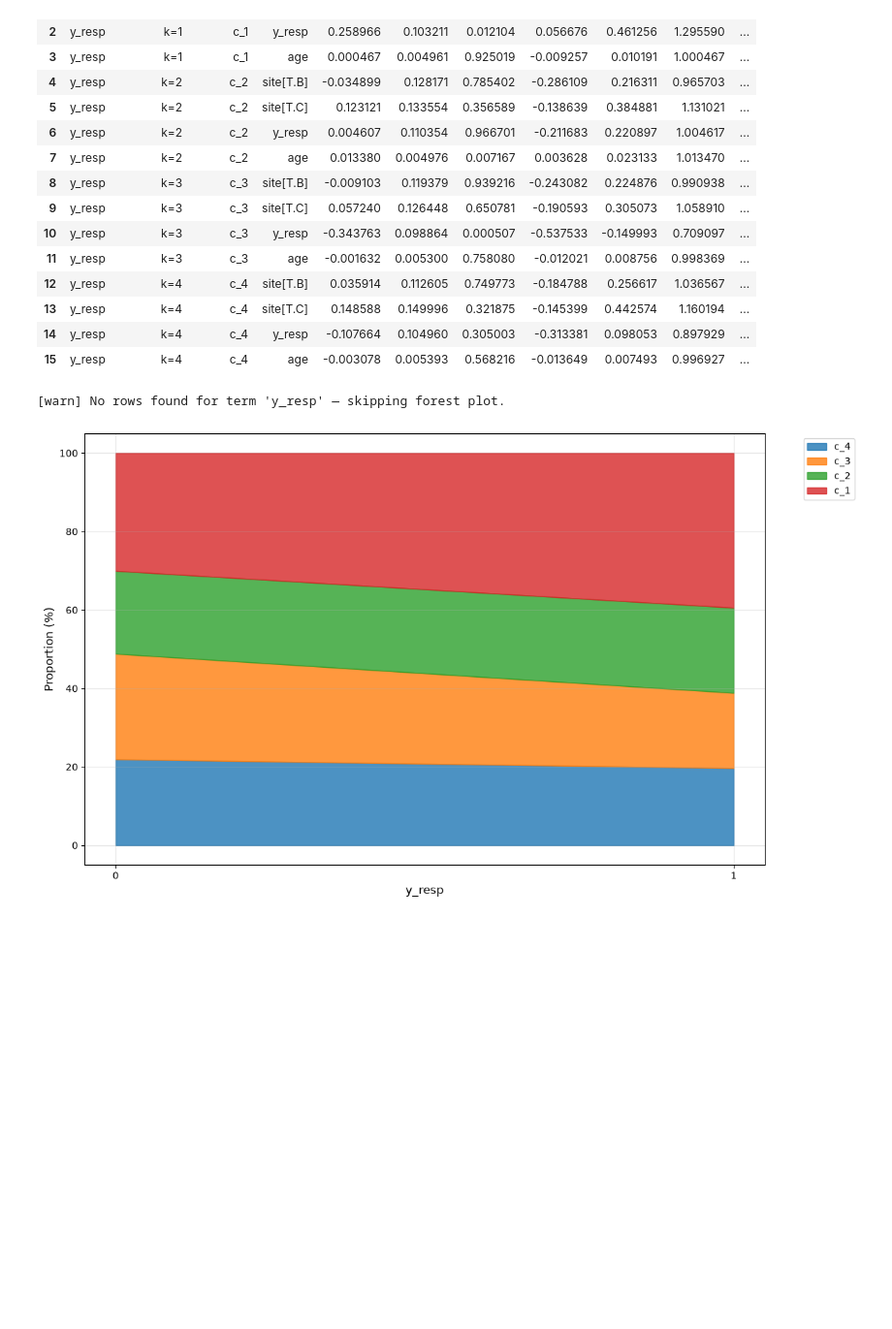
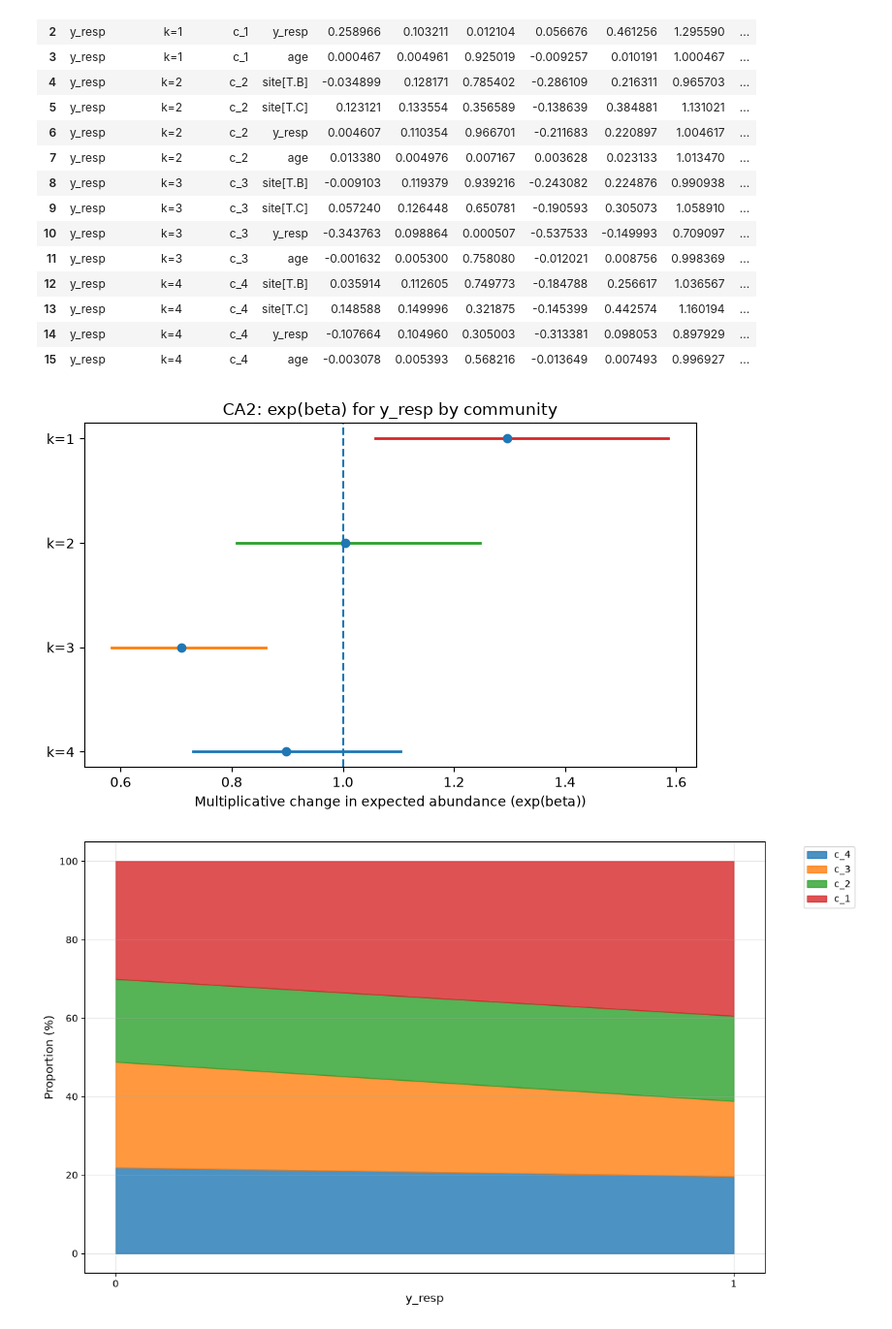
Before and after one commit to wgrgwrght/DCAFA, a Jupyter notebook: Examples.ipynb, the cells around one changed output. Shown at 97% size. Saved outputs shown, nothing was run; the diff lists cells and outputs as text; code cells hidden in the pictures; blank space fills up the shorter version.

```diff
--- a/Examples.ipynb
+++ b/Examples.ipynb
@@ -670,14 +670,14 @@ results["y_resp"]
 # %%
 # ----- CA Forest plot -----
 DCAFA.plot_ca_bag_forest(
-    effects=results["y_score"],
+    effects=results["y_resp"],
     term="y_resp",
     title=f"CA2: exp(beta) for y_resp by community",
     x_label="Multiplicative change in expected abundance (exp(beta))",
     outpath=None
 )
 # %% [output]
-[warn] No rows found for term 'y_resp' — skipping forest plot.
+[figure, added]
 # %%
 # ----- CA stacked area plot -----
 DCAFA.ca_stacked_area_plot(df, target_col = "y_resp", cluster_cols=['c_4','c_3','c_2', 'c_1'], nbins=5)
```
Also changed, not shown: parts of 7 cells of this notebook.
